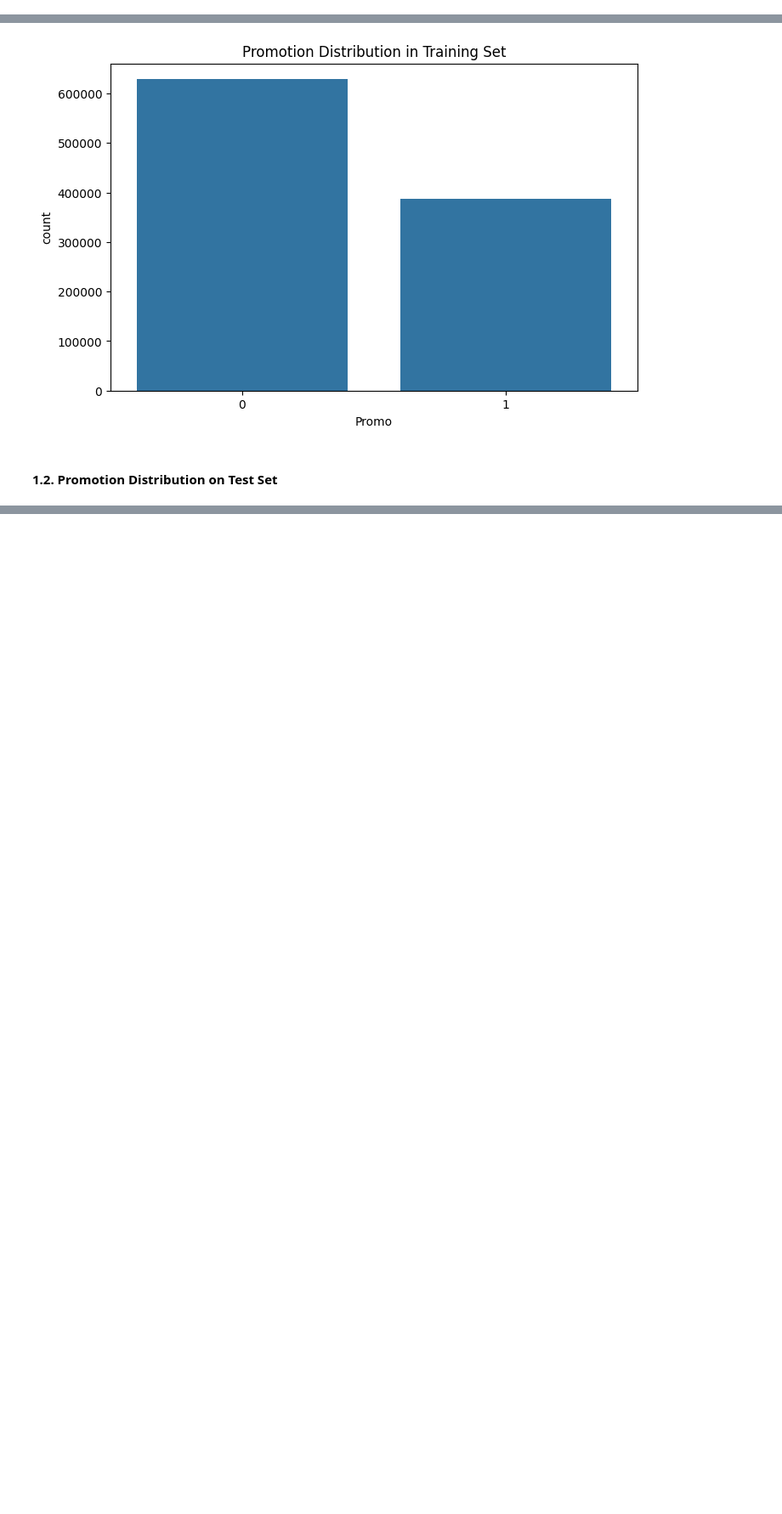
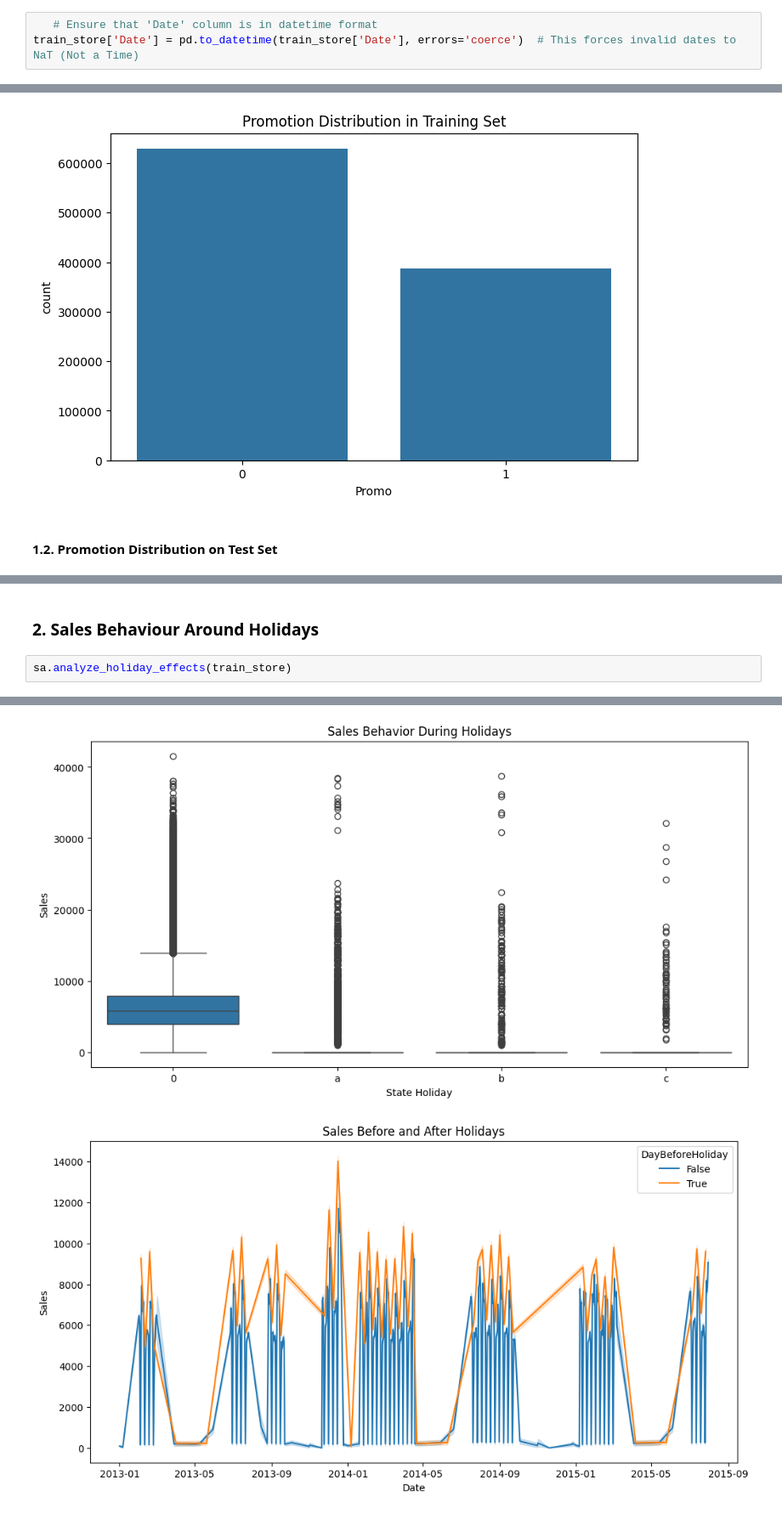
Before and after one commit to BlenSeleshi/SalesDataAnalytics, a Jupyter notebook: notebooks/salesAnalysis.ipynb, the cells around one changed output, grey strips where cells are left out. Shown at 85% size. Cells and saved outputs as stored; diff of their text form; blank space fills up the shorter version.

Commit message:
performed seasonal and holiday analysis

```diff
--- a/notebooks/salesAnalysis.ipynb
+++ b/notebooks/salesAnalysis.ipynb
@@ -15,3 +18,6 @@ train_store = sa.load_data(r'C:\Users\Blen\OneDrive\Desktop\10Academy\SalesDataA
+# %%
+   # Ensure that 'Date' column is in datetime format
+train_store['Date'] = pd.to_datetime(train_store['Date'], errors='coerce')  # This forces invalid dates to NaT (Not a Time)
 # %%
 train_store.head()
 # %% [output]
@@ -49 +63,6 @@ Name: proportion, dtype: float64
 [figure]
+# %% [markdown]
+### 2. Sales Behaviour Around Holidays
+# %%
+sa.analyze_holiday_effects(train_store)
+# %% [output]
@@ -49,0 +70,2 @@ Name: proportion, dtype: float64
+[figure, added]
+[figure, added]
```
Also changed, not shown: parts of 11 cells of this notebook.
